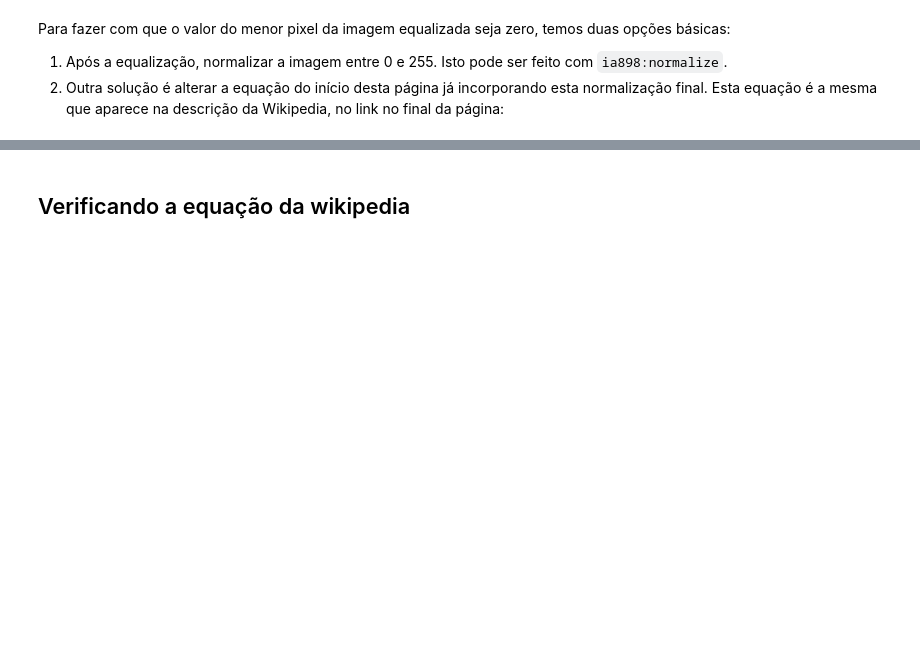
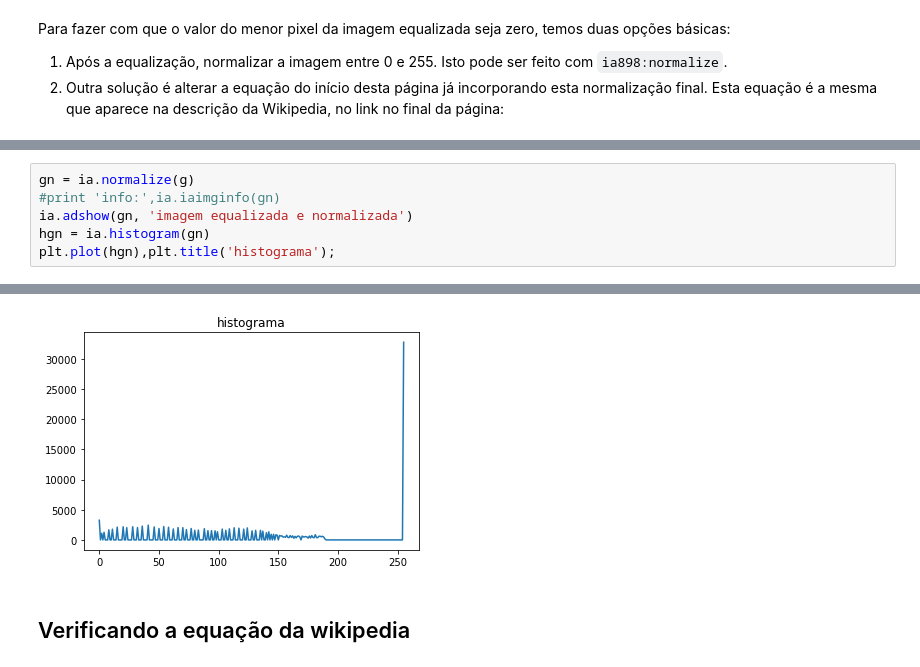
Before and after one commit to robertoalotufo/ia898, a Jupyter notebook: master/tutorial_hist_eq_2.ipynb, the cells around one changed output, grey strips where cells are left out. Saved outputs shown, nothing was run; the diff lists cells and outputs as text; blank space fills up the shorter version.

```diff
--- a/master/tutorial_hist_eq_2.ipynb
+++ b/master/tutorial_hist_eq_2.ipynb
@@ -133,0 +149,7 @@ Para fazer com que o valor do menor pixel da imagem equalizada seja zero, temos
+# %%
+gn = ia.normalize(g)
+#print 'info:',ia.iaimginfo(gn)
+ia.adshow(gn, 'imagem equalizada e normalizada')
+hgn = ia.histogram(gn)
+plt.plot(hgn),plt.title('histograma');
+# %% [output]
@@ -134,3 +157,4 @@ Para fazer com que o valor do menor pixel da imagem equalizada seja zero, temos
+[figure, added]
 # %% [markdown]
 ## Verificando a equação da wikipedia
 # %%
```
Also changed, not shown: parts of 6 cells of this notebook, 3 other files.
